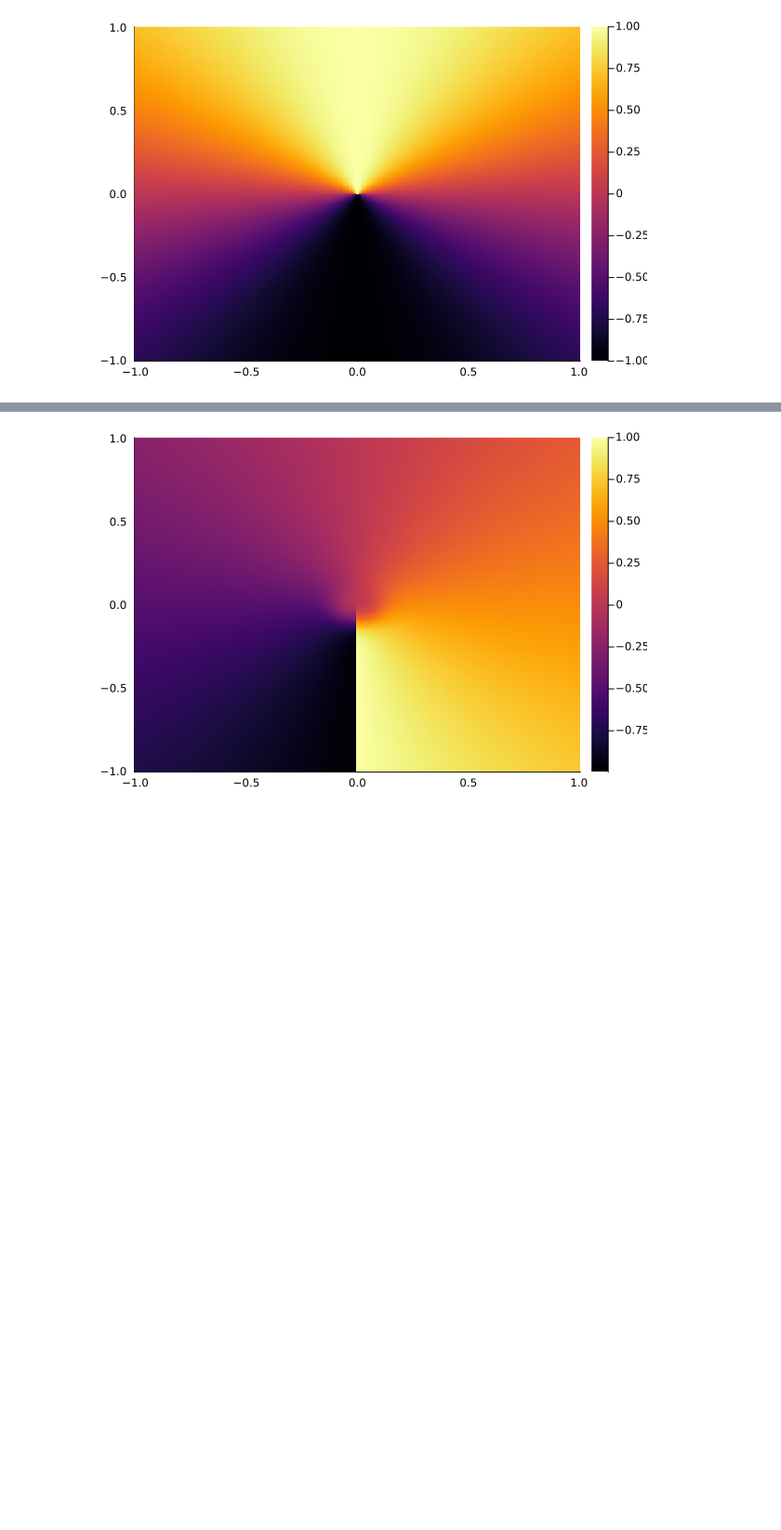
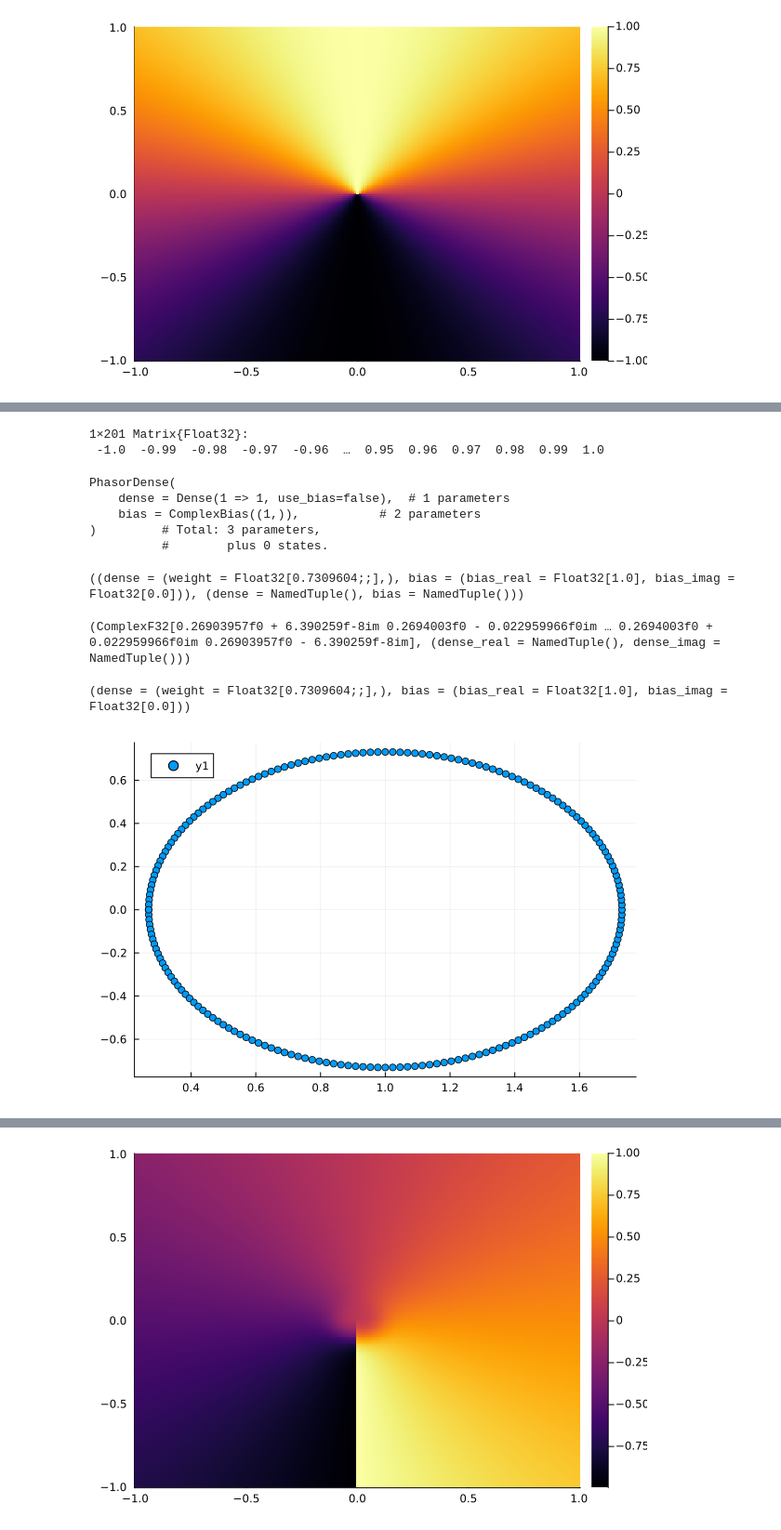
Before and after one commit to wilkieolin/PhasorNetworks.jl, a Jupyter notebook: demos/act_fn.ipynb, the cells around one changed output, grey strips where cells are left out. Shown at 93% size. Cells and saved outputs as stored; diff of their text form; code cells hidden in the pictures; blank space fills up the shorter version.

```diff
--- a/demos/act_fn.ipynb
+++ b/demos/act_fn.ipynb
@@ -53,0 +34,30 @@ heatmap(kernel(vals, 0.3, 0.5))
+# %%
+x1 = reshape(collect(-1.0f0:0.01f0:1.0f0), (1, :))
+# %% [output]
+1×201 Matrix{Float32}:
+ -1.0  -0.99  -0.98  -0.97  -0.96  …  0.95  0.96  0.97  0.98  0.99  1.0
+# %%
+l1 = PhasorDense(1 => 1, identity, init_weight = variance_scaling)
+# %% [output]
+PhasorDense(
+    dense = Dense(1 => 1, use_bias=false),  # 1 parameters
+    bias = ComplexBias((1,)),           # 2 parameters
+)         # Total: 3 parameters,
+          #        plus 0 states.
+# %%
+rng = Xoshiro(42)
+ps, st = Lux.setup(rng, l1)
+# %% [output]
+((dense = (weight = Float32[0.7309604;;],), bias = (bias_real = Float32[1.0], bias_imag = Float32[0.0])), (dense = NamedTuple(), bias = NamedTuple()))
+# %%
+o1, _ = l1(x1, ps, st)
+# %% [output]
+(ComplexF32[0.26903957f0 + 6.390259f-8im 0.2694003f0 - 0.022959966f0im … 0.2694003f0 + 0.022959966f0im 0.26903957f0 - 6.390259f-8im], (dense_real = NamedTuple(), dense_imag = NamedTuple()))
+# %%
+ps
+# %% [output]
+(dense = (weight = Float32[0.7309604;;],), bias = (bias_real = Float32[1.0], bias_imag = Float32[0.0]))
+# %%
+scatter(real.(vec(o1)), imag.(vec(o1)))
+# %% [output]
+[figure, added]
```
Also changed, not shown: parts of 12 cells of this notebook.
